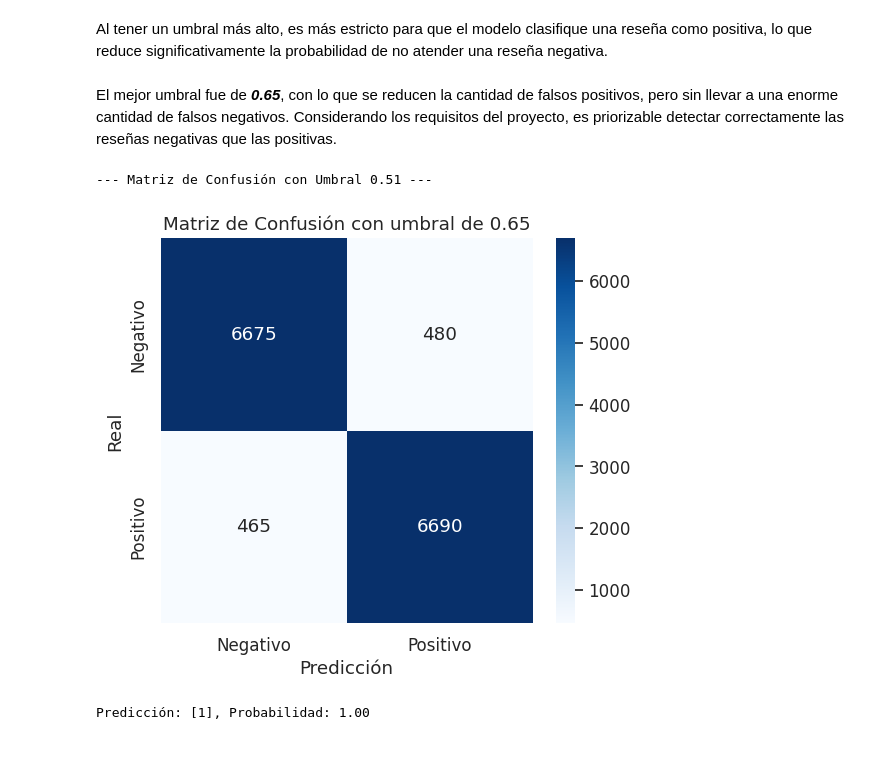
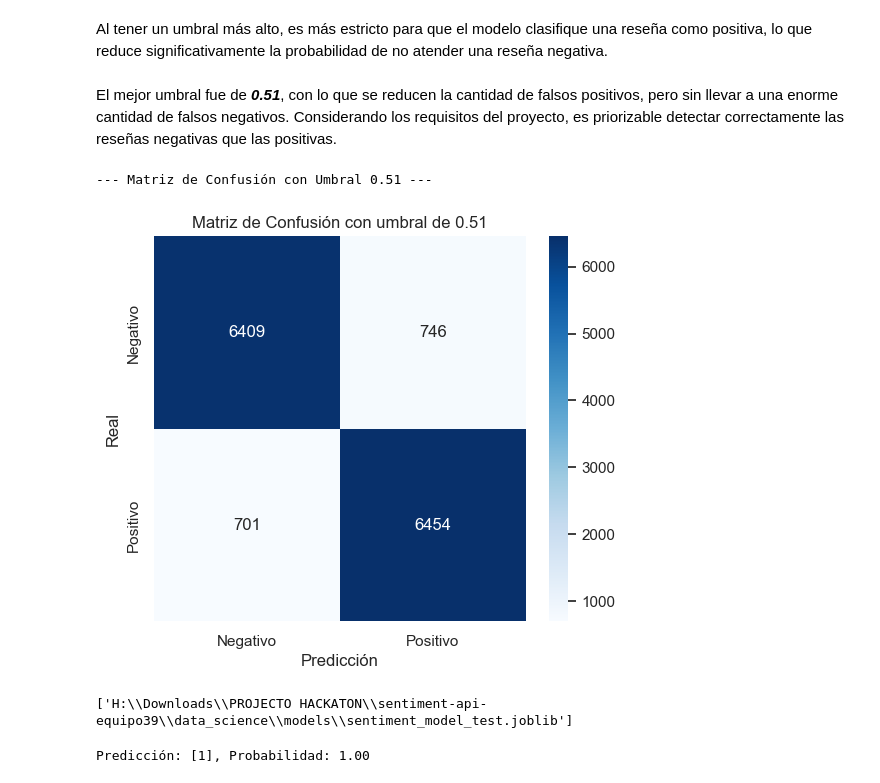
Before and after one commit to JhonatanO24/sentiment-api-equipo39, a Jupyter notebook: data_science/notebooks/Modelo_hackathon_binario.ipynb, the cells around one changed output. Saved outputs shown, nothing was run; the diff lists cells and outputs as text; code cells hidden in the pictures; blank space fills up the shorter version.

```diff
--- a/data_science/notebooks/Modelo_hackathon_binario.ipynb
+++ b/data_science/notebooks/Modelo_hackathon_binario.ipynb
@@ -985,7 +959,7 @@ palabras_vitales = {'no', 'ni', 'sin', 'pero', 'nunca', 'jamás', 'tampoco', 'es
 stopwords_final = [w for w in stopwords_es if w not in palabras_vitales]
 # %%
 vectorizador = TfidfVectorizer(
-    stop_words = stopwords_personalizadas,
+    stop_words = stopwords_final,
     ngram_range = (1, 3),
     max_features = 25_000,
     strip_accents='unicode',
@@ -1279,0 +1207,36 @@ Pipeline(steps=[('tfidf',
+# %%
+tfidf_word = TfidfVectorizer(
+    analyzer = "word",
+    ngram_range = (1, 2),
+    stop_words = stopwords_final,
+    strip_accents = "unicode",
+    min_df = 2,
+    max_df = 0.75,
+    sublinear_tf = True,
+    binary = True
+)
+
+tfidf_char = TfidfVectorizer(
+    analyzer = "char_wb",
+    ngram_range = (3, 5),          # clave para negaciones
+    min_df = 2,
+    max_df = 0.9,
+    sublinear_tf = True
+)
+
+features = FeatureUnion([
+    ("word_tfidf", tfidf_word),
+    ("char_tfidf", tfidf_char)
+])
+# %%
+pipeline_test = Pipeline([
+    ("features", features),
+    ("clf", LogisticRegression(
+        C = 10,
+        max_iter = 1_000,
+        class_weight = "balanced",
+        solver = "liblinear",
+        random_state = 42
+    ))
+])
+pipeline_test.fit(X_train, y_train)
@@ -1344,7 +1326,7 @@ Umbral     Falsos Positivos (Riesgo) Falsos Negativos (Revisión extra)
 # %% [markdown]
 Al tener un umbral más alto, es más estricto para que el modelo clasifique una reseña como positiva, lo que reduce significativamente la probabilidad de no atender una reseña negativa.
 # %% [markdown]
-El mejor umbral fue de ***0.65***, con lo que se reducen la cantidad de falsos positivos, pero sin llevar a una enorme cantidad de falsos negativos.
+El mejor umbral fue de ***0.51***, con lo que se reducen la cantidad de falsos positivos, pero sin llevar a una enorme cantidad de falsos negativos.
 Considerando los requisitos del proyecto, es priorizable detectar correctamente las reseñas negativas que las positivas.
 # %%
 mejor_umbral = 0.51
@@ -1352,14 +1334,18 @@ y_pred_final = np.where(probs > mejor_umbral, 1, 0)
 # %%
 print(f"\n--- Matriz de Confusión con Umbral {mejor_umbral} ---")
 cm = confusion_matrix(y_test, y_pred_final)
 plt.figure(figsize=(6, 5))
 sns.heatmap(cm, annot=True, fmt='d', cmap='Blues',
             xticklabels=['Negativo', 'Positivo'],
             yticklabels=['Negativo', 'Positivo'])
 plt.ylabel('Real')
 plt.xlabel('Predicción')
-plt.title('Matriz de Confusión con umbral de 0.65')
+plt.title(f'Matriz de Confusión con umbral de {mejor_umbral}')
 plt.show()
 # %% [output]
 --- Matriz de Confusión con Umbral 0.51 ---
-[figure, old version]
+[figure, new version]
+# %%
+joblib.dump(pipeline_test, 'H:\Downloads\PROJECTO HACKATON\sentiment-api-equipo39\data_science\models\sentiment_model_test.joblib')
+# %% [output]
+['H:\\Downloads\\PROJECTO HACKATON\\sentiment-api-equipo39\\data_science\\models\\sentiment_model_test.joblib']
```
Also changed, not shown: parts of 61 cells of this notebook, 5 other files.
